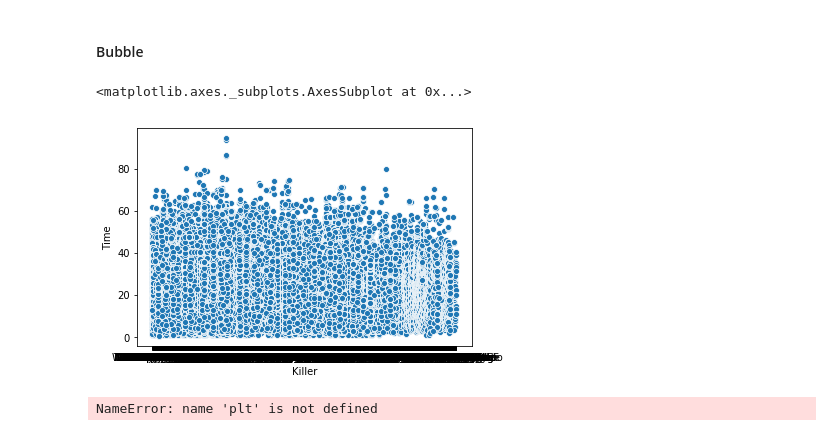
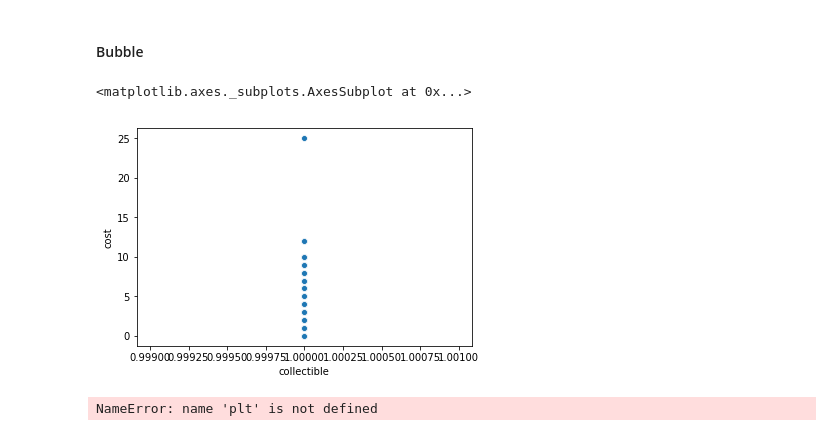
Before and after one commit to xdot2012/hearthstone_card_prediction, a Jupyter notebook: DataScience/Chrisao/Ciência de Dados.ipynb, the cells around one changed output. Drawn from its saved outputs; the diff is of its cells as text; code cells hidden in the pictures.

```diff
--- a/DataScience/Chrisao/Ciência de Dados.ipynb
+++ b/DataScience/Chrisao/Ciência de Dados.ipynb
@@ -208,11 +294,11 @@ n_leagues.plot.pie()
 # %%
 import seaborn as sns
 
-kills.columns
-sns.scatterplot(x= kills.Killer, y= kills.Time)
+refs.columns
+sns.scatterplot(refs.collectible, refs.cost)
 # %% [output]
 <matplotlib.axes._subplots.AxesSubplot at 0x...>
-[figure, old version]
+[figure, new version]
 # %%
 plt.scatter(kills['x_pos'], kills['y_pos'])
 # plt.scatter(gold['min_3'],gold['min_4'])
```
Also changed, not shown: parts of 11 cells of this notebook, 1 other file.
